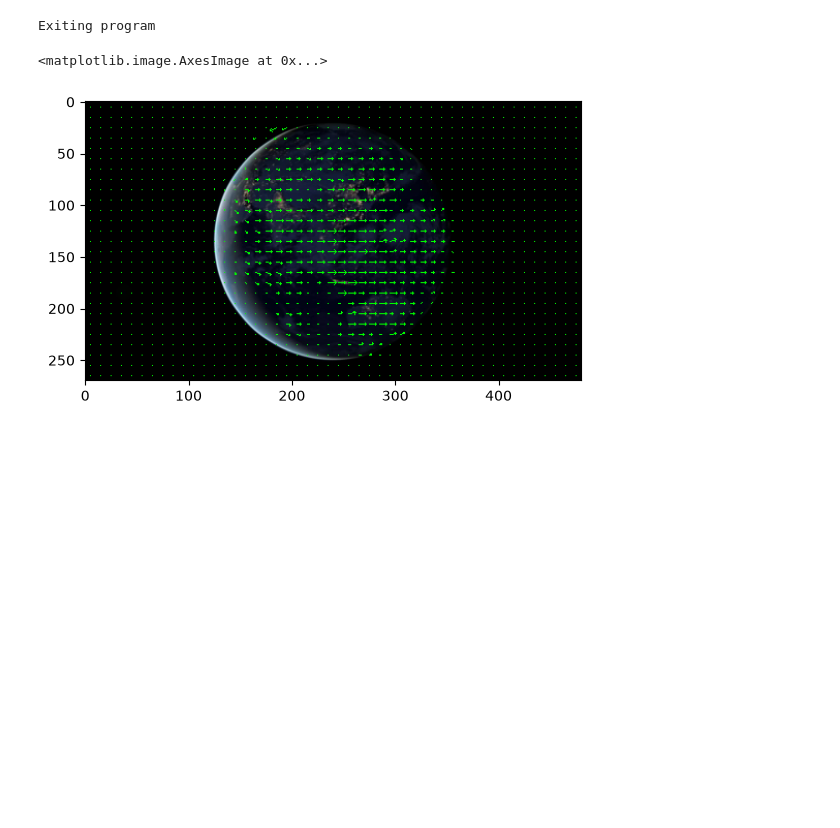
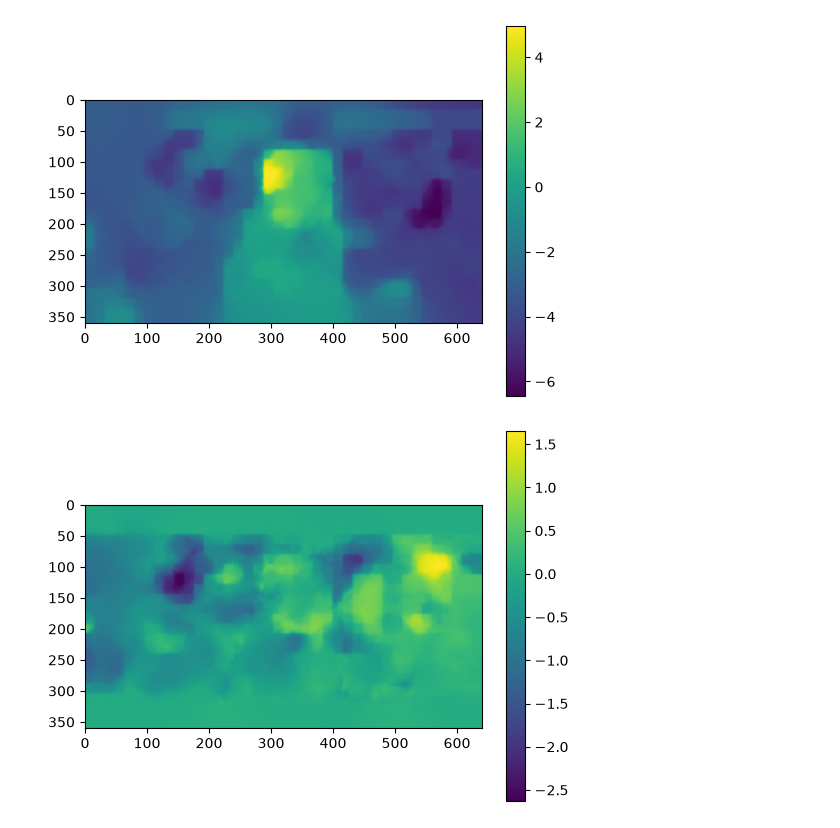
Before and after one commit to YounesMlik/motion_estimation, a Jupyter notebook: src/main.ipynb, the cells around one changed output. Drawn from its saved outputs; the diff is of its cells as text; code cells hidden in the pictures; blank space fills up the shorter version.

```diff
--- a/src/main.ipynb
+++ b/src/main.ipynb
@@ -22,15 +32,17 @@ video_names = [
     "Big_Buck_Bunny_360_10s_1MB.mp4",
     "Sintel_360_10s_1MB.mp4",
 ]
-video_paths=[Path(f"../data/{name}") for name in video_names]
-video = video_paths[0]
-
-results = process_video(
-    str(video),
-    flow_config=FarnebackConfig(),
-)
-
-first = next(results)
-second = next(results)
-
-results.close()
+video_paths = [Path(f"../data/{name}") for name in video_names]
+video_path = video_paths[3]
+# %%
+video = read_video(video_path)
+
+skip(video, 6)
+
+first = next(video)
+second = next(video)
+
+
+flow = dis(BGR_to_grayscale(first), BGR_to_grayscale(second), DISConfig())
+
+video.close()
@@ -37,4 +51,12 @@ results.close()
+# %%
+plt.imshow(flow[:,:,0])
+plt.colorbar()
+plt.show()
+plt.imshow(flow[:,:,1])
+plt.colorbar()
+plt.show()
+# %% [output]
+[figure, added]
+[figure, added]
 # %%
-run(video_paths[0])
+# run(video_paths[1])
-# %% [output]
-Exiting program
@@ -44,5 +62,0 @@ def showBGR(image: BGRImage):
-# %%
-showBGR(first.visualization)
-# %% [output]
-<matplotlib.image.AxesImage at 0x...>
-[figure, removed]
```
Also changed, not shown: parts of 5 cells of this notebook, 5 other files.
